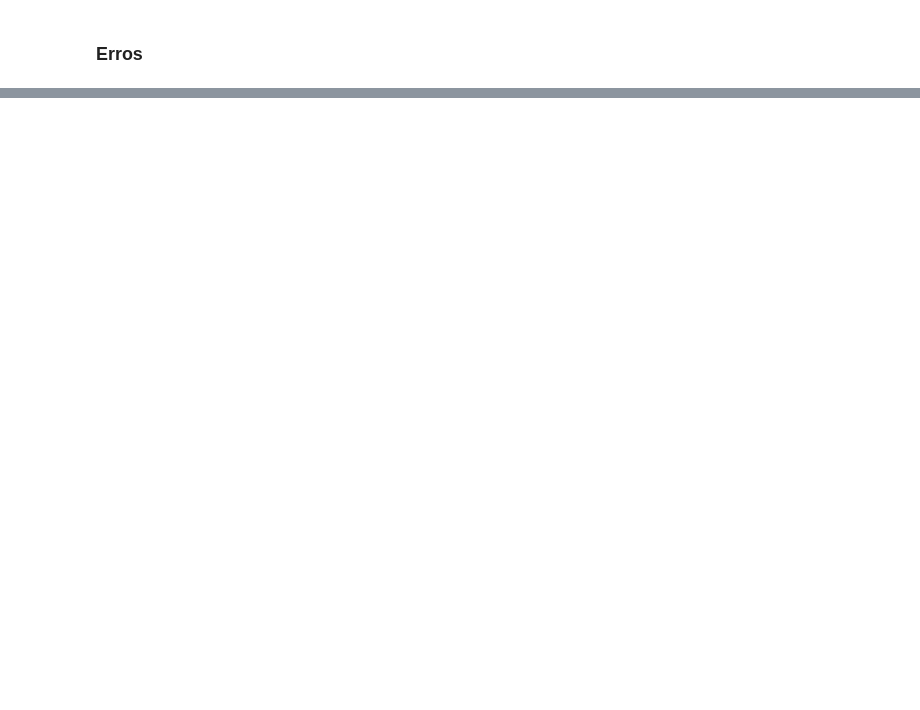
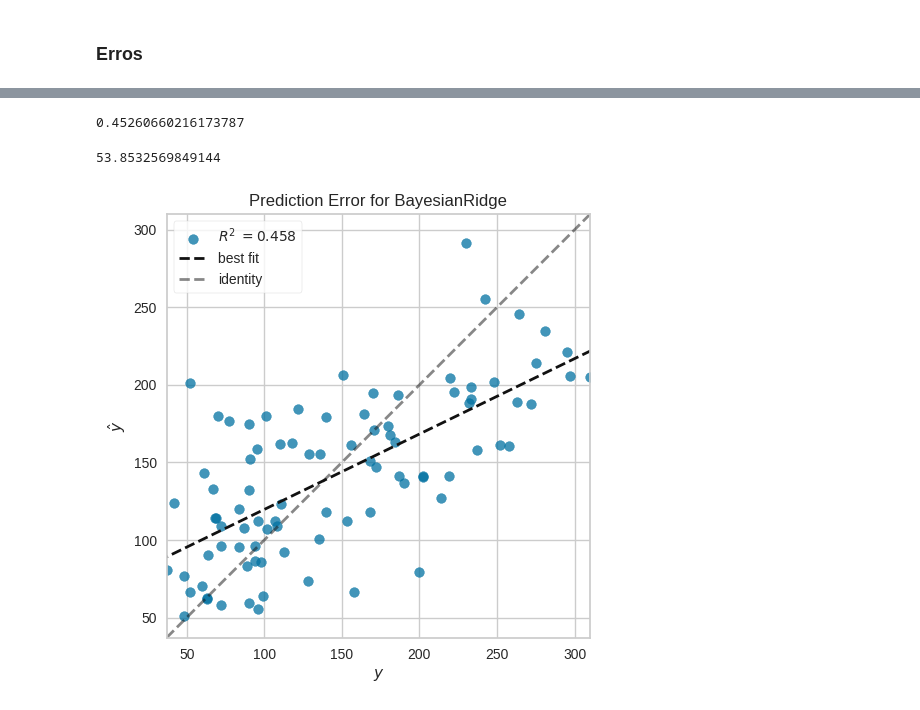
Before and after one commit to cantaruttim/Diabetes, a Jupyter notebook: Diabetes.ipynb, the cells around one changed output, grey strips where cells are left out. Drawn from its saved outputs; the diff is of its cells as text; code cells hidden in the pictures; blank space fills up the shorter version.

```diff
--- a/Diabetes.ipynb
+++ b/Diabetes.ipynb
@@ -244,0 +309,8 @@ mean_squared_error(y_test, previsoes_RandomForest, squared=False)
+# %%
+BayesianRidge_reg.score(X_test, y_test) # , reg.coef_, reg.intercept_
+# %% [output]
+0.45260660216173787
+# %%
+mean_squared_error(y_test, previsoesBayesianR, squared=False)
+# %% [output]
+53.8532569849144
@@ -244,0 +332,10 @@ mean_squared_error(y_test, previsoes_RandomForest, squared=False)
+# %%
+# Instantiate the linear model and visualizer
+model = linear_model.BayesianRidge()
+visualizer = PredictionError(model)
+
+visualizer.fit(X_train, y_train)  # Fit the training data to the visualizer
+visualizer.score(X_test, y_test)  # Evaluate the model on the test data
+visualizer.show()         ;
+# %% [output]
+[figure, added]
```
Also changed, not shown: parts of 16 cells of this notebook.
